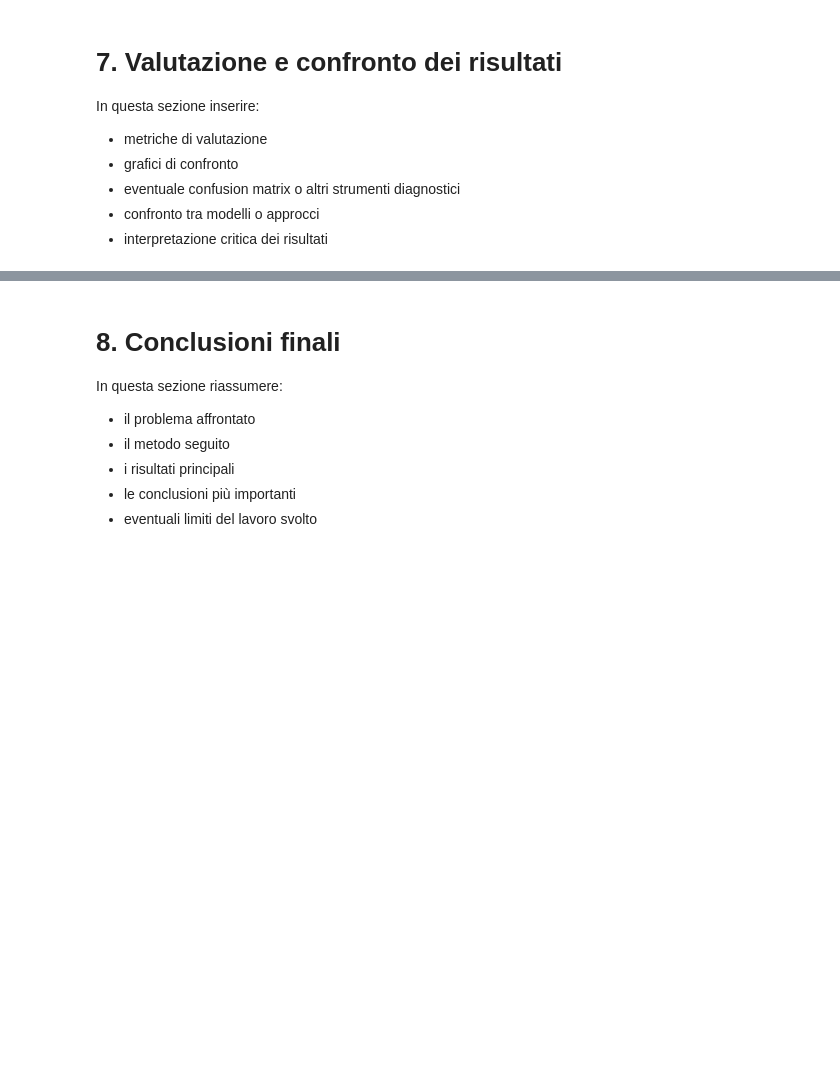
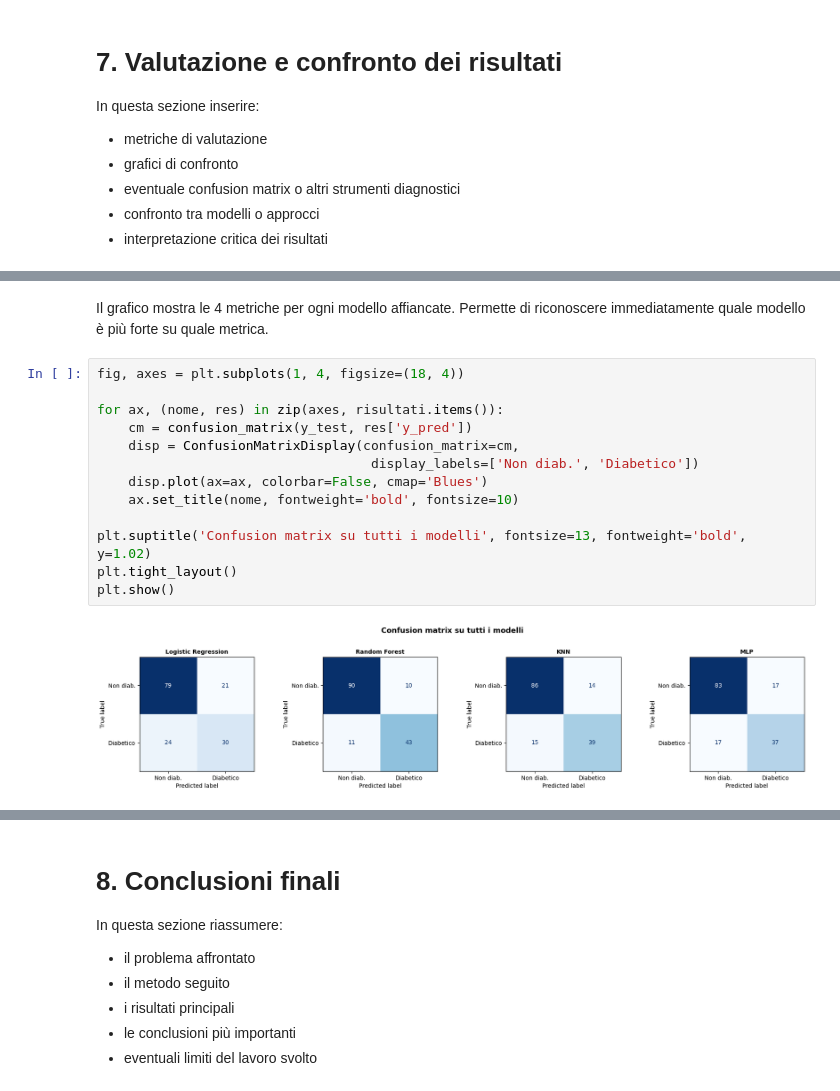
Before and after one commit to auroraloprino/LLM-Pima-Indians-Diabetes, a Jupyter notebook: notebook.ipynb, the cells around one changed output, grey strips where cells are left out. Cells and saved outputs as stored; diff of their text form; blank space fills up the shorter version.

```diff
--- a/notebook.ipynb
+++ b/notebook.ipynb
@@ -530,0 +577,17 @@ In questa sezione inserire:
+# %% [markdown]
+Il grafico mostra le 4 metriche per ogni modello affiancate. Permette di riconoscere immediatamente quale modello è più forte su quale metrica.
+# %%
+fig, axes = plt.subplots(1, 4, figsize=(18, 4))
+
+for ax, (nome, res) in zip(axes, risultati.items()):
+    cm = confusion_matrix(y_test, res['y_pred'])
+    disp = ConfusionMatrixDisplay(confusion_matrix=cm,
+                                   display_labels=['Non diab.', 'Diabetico'])
+    disp.plot(ax=ax, colorbar=False, cmap='Blues')
+    ax.set_title(nome, fontweight='bold', fontsize=10)
+
+plt.suptitle('Confusion matrix su tutti i modelli', fontsize=13, fontweight='bold', y=1.02)
+plt.tight_layout()
+plt.show()
+# %% [output]
+[figure, added]
```
Also changed, not shown: parts of 8 cells of this notebook.
